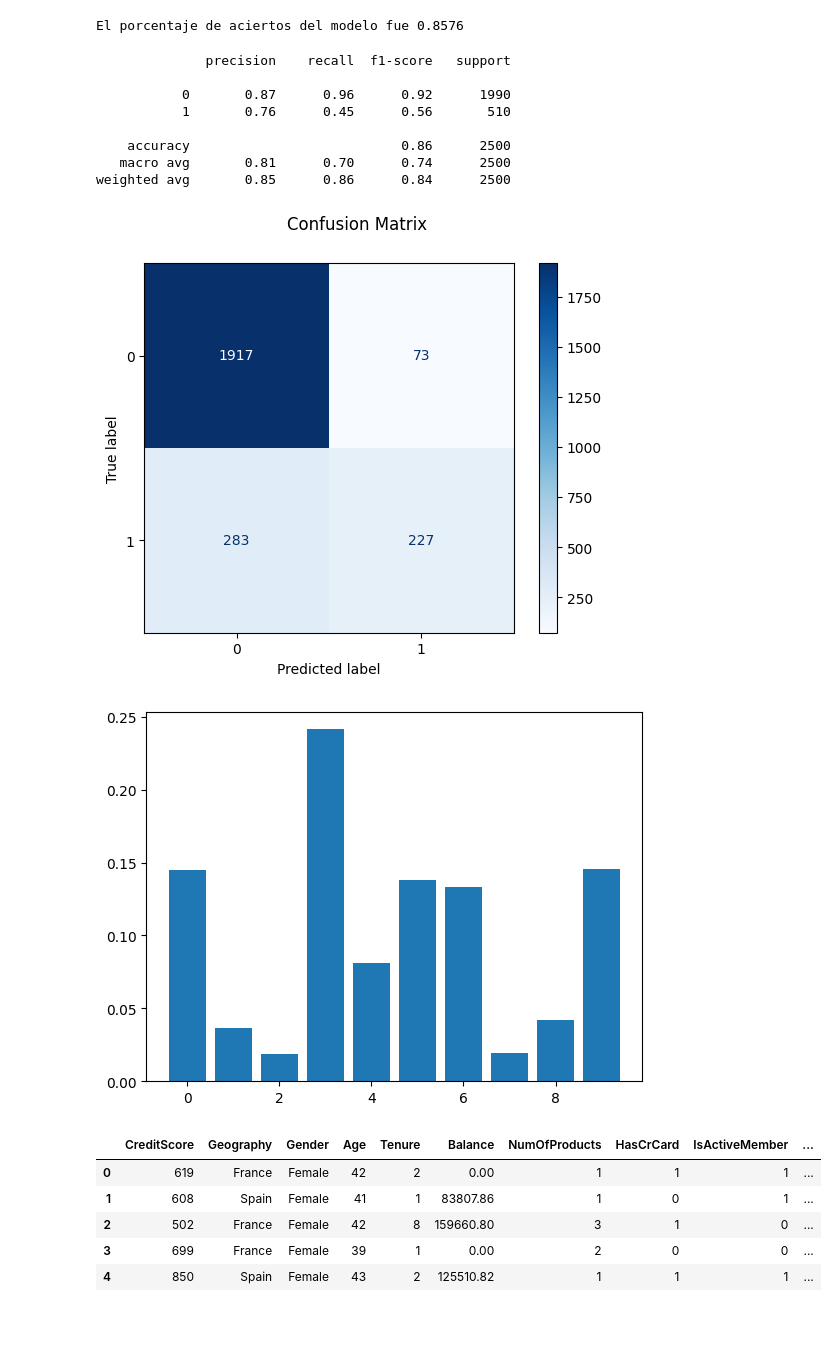
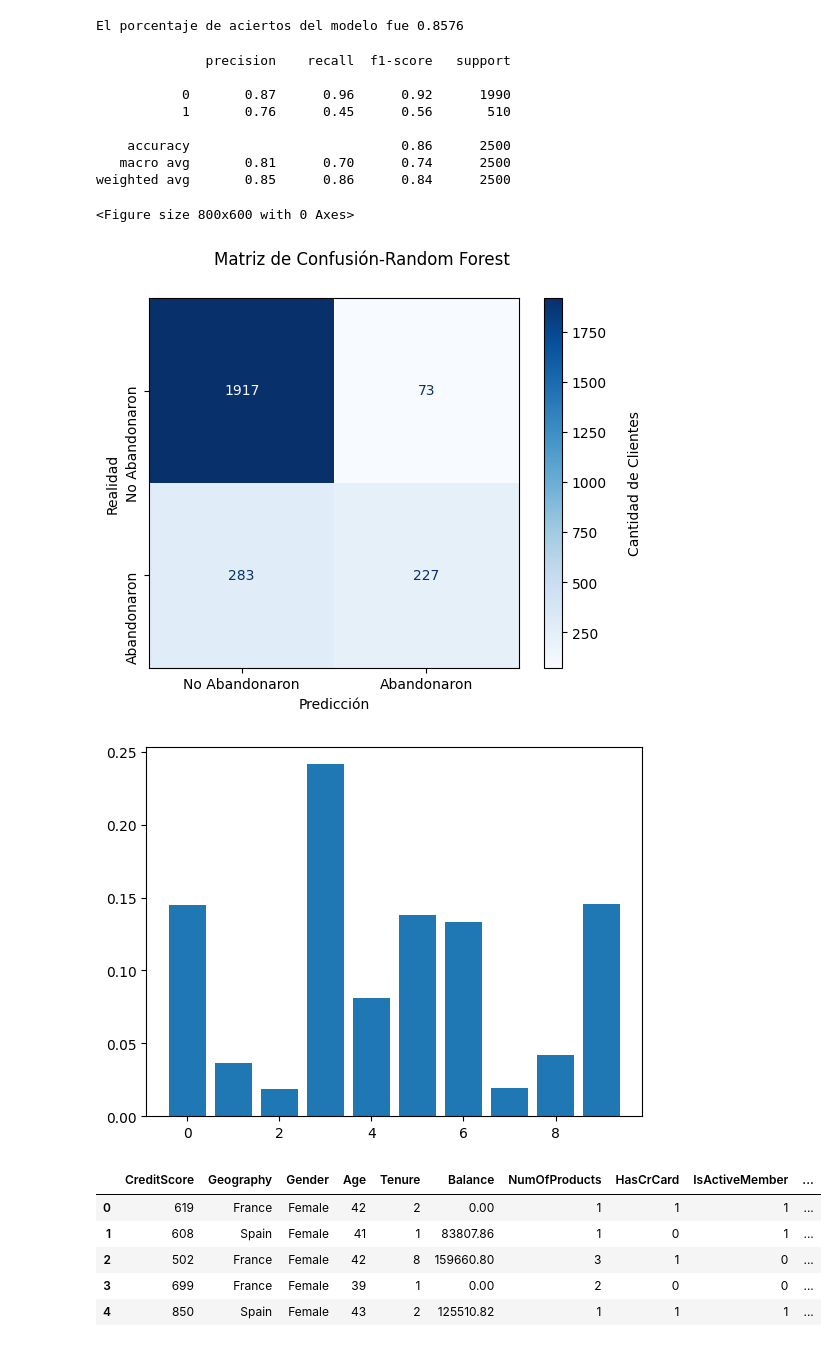
Before and after one commit to DarkinMC/CustomerChurn_Prediction_BankingSector_1AN-213_HAN_G4, a Jupyter notebook: Bank_customer_churn_pred.ipynb, the cells around one changed output. Cells and saved outputs as stored; diff of their text form; code cells hidden in the pictures.

Commit message:
Matrix de confucion general fixed

```diff
--- a/Bank_customer_churn_pred.ipynb
+++ b/Bank_customer_churn_pred.ipynb
@@ -248,26 +248,34 @@ El porcentaje de aciertos del modelo fue 0.8576
 # %%
 #Muestra reporte de clasificación
 y_predict = Model_MRF.predict(X_validation_MRL)
 print(classification_report(Y_validation_MRL, y_predict, labels=[0,1]))
 #Matriz de Confusión
-categorias = ["0","1"]
-fig=ConfusionMatrixDisplay.from_estimator(Model_MRF, X_validation_MRL, Y_validation_MRL,display_labels=categorias, cmap="Blues")
-fig.figure_.suptitle("Confusion Matrix")
+categorias = ["No Abandonaron", "Abandonaron"]
+plt.figure(figsize=(8, 6))
+fig=ConfusionMatrixDisplay.from_estimator(Model_MRF, X_validation_MRL, Y_validation_MRL,display_labels=categorias, cmap="Blues", colorbar=False)
+im = plt.gca().images[-1]  # Acceder al mapa de calor
+cbar = plt.colorbar(im, ax=plt.gca())
+cbar.set_label('Cantidad de Clientes', rotation=90, labelpad=15)
+fig.figure_.suptitle("Matriz de Confusión-Random Forest")
+plt.xlabel('Predicción')
+plt.ylabel('Realidad')
+plt.yticks(rotation=90)
 plt.show()
 #Grafica la importancia de las características
 importance=Model_MRF.feature_importances_
 plt.bar([x for x in range(len(importance))], importance)
 plt.show()
 # %% [output]
               precision    recall  f1-score   support
 
            0       0.87      0.96      0.92      1990
            1       0.76      0.45      0.56       510
 
     accuracy                           0.86      2500
    macro avg       0.81      0.70      0.74      2500
 weighted avg       0.85      0.86      0.84      2500
+<Figure size 800x600 with 0 Axes>
-[figure, old version]
+[figure, new version]
 [figure]
 # %%
 #Regresión Logistica - José Lara
```
Also changed, not shown: parts of 5 cells of this notebook.
